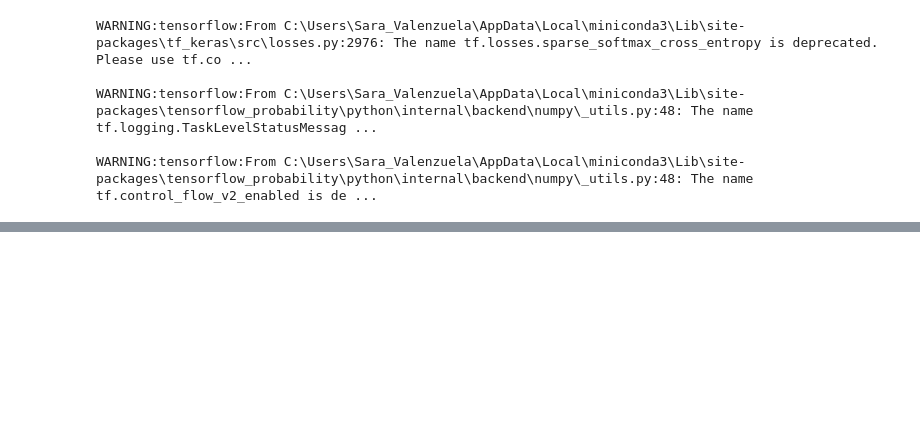
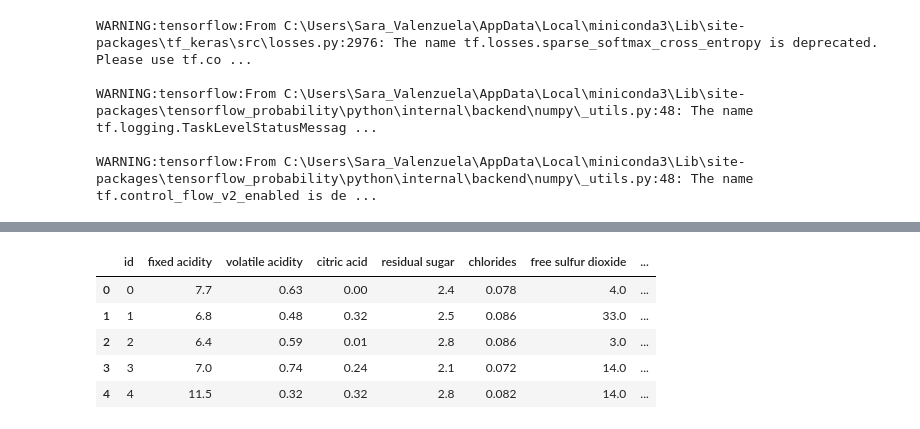
Before and after one commit to SaraLuzVC/Customer-Churn-Records, a Jupyter notebook: notebooks/keras_wines.ipynb, the cells around one changed output, grey strips where cells are left out. Cells and saved outputs as stored; diff of their text form; code cells hidden in the pictures; blank space fills up the shorter version.

```diff
--- a/notebooks/keras_wines.ipynb
+++ b/notebooks/keras_wines.ipynb
@@ -40,0 +587,11 @@ dataset
+# %%
+data = pd.read_csv("./../data/train_wine.csv")
+# %%
+data.head()
+# %% [output]
+|  | id | fixed acidity | volatile acidity | citric acid | residual sugar | chlorides | free sulfur dioxide | ... |
+| 0 | 0 | 7.7 | 0.63 | 0.00 | 2.4 | 0.078 | 4.0 | ... |
+| 1 | 1 | 6.8 | 0.48 | 0.32 | 2.5 | 0.086 | 33.0 | ... |
+| 2 | 2 | 6.4 | 0.59 | 0.01 | 2.8 | 0.086 | 3.0 | ... |
+| 3 | 3 | 7.0 | 0.74 | 0.24 | 2.1 | 0.072 | 14.0 | ... |
+| 4 | 4 | 11.5 | 0.32 | 0.32 | 2.8 | 0.082 | 14.0 | ... |
```
Also changed, not shown: parts of 55 cells of this notebook, 6 other files.
